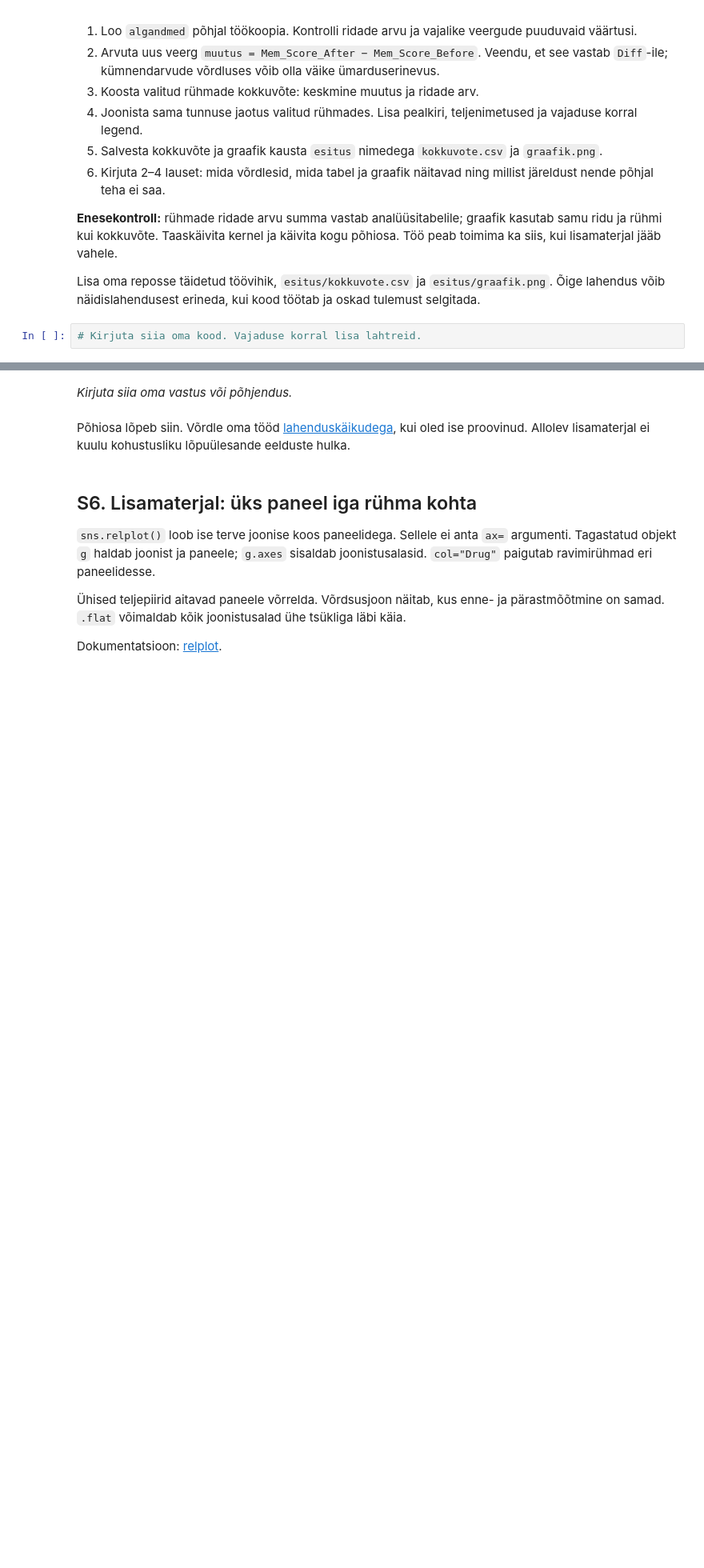
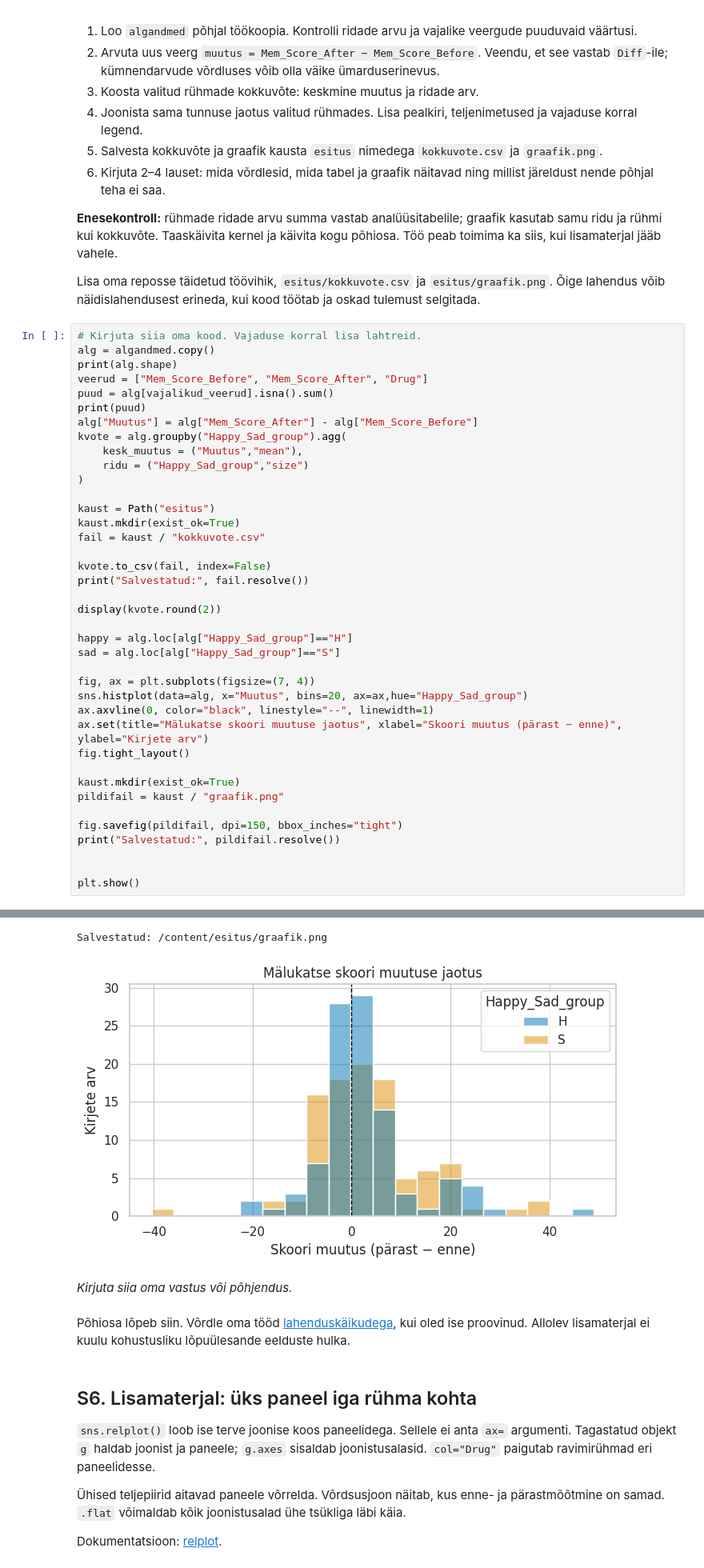
Before and after one commit to tayrych/Tarkvaraarenduse-ja-koodihalduse-alused-LTAT.02.031-, a Jupyter notebook: teemad/python/Seaborn.ipynb, the cells around one changed output, grey strips where cells are left out. Shown at 80% size. Saved outputs shown, nothing was run; the diff lists cells and outputs as text; blank space fills up the shorter version.

```diff
--- a/teemad/python/Seaborn.ipynb
+++ b/teemad/python/Seaborn.ipynb
@@ -252,3 +268,41 @@ Tee oma lahtris järgmised sammud.
 Lisa oma reposse täidetud töövihik, `esitus/kokkuvote.csv` ja `esitus/graafik.png`. Õige lahendus võib näidislahendusest erineda, kui kood töötab ja oskad tulemust selgitada.
 # %%
 # Kirjuta siia oma kood. Vajaduse korral lisa lahtreid.
+alg = algandmed.copy()
+print(alg.shape)
+veerud = ["Mem_Score_Before", "Mem_Score_After", "Drug"]
+puud = alg[vajalikud_veerud].isna().sum()
+print(puud)
+alg["Muutus"] = alg["Mem_Score_After"] - alg["Mem_Score_Before"]
+kvote = alg.groupby("Happy_Sad_group").agg(
+    kesk_muutus = ("Muutus","mean"),
+    ridu = ("Happy_Sad_group","size")
+)
+
+kaust = Path("esitus")
+kaust.mkdir(exist_ok=True)
+fail = kaust / "kokkuvote.csv"
+
+kvote.to_csv(fail, index=False)
+print("Salvestatud:", fail.resolve())
+
+display(kvote.round(2))
+
+happy = alg.loc[alg["Happy_Sad_group"]=="H"]
+sad = alg.loc[alg["Happy_Sad_group"]=="S"]
+
+fig, ax = plt.subplots(figsize=(7, 4))
+sns.histplot(data=alg, x="Muutus", bins=20, ax=ax,hue="Happy_Sad_group")
+ax.axvline(0, color="black", linestyle="--", linewidth=1)
+ax.set(title="Mälukatse skoori muutuse jaotus", xlabel="Skoori muutus (pärast − enne)", ylabel="Kirjete arv")
+fig.tight_layout()
+
+kaust.mkdir(exist_ok=True)
+pildifail = kaust / "graafik.png"
+
+fig.savefig(pildifail, dpi=150, bbox_inches="tight")
+print("Salvestatud:", pildifail.resolve())
+
+
+plt.show()
+# %% [output]
@@ -255,3 +319,5 @@ Lisa oma reposse täidetud töövihik, `esitus/kokkuvote.csv` ja `esitus/graafik
+Salvestatud: /content/esitus/graafik.png
+[figure, added]
 # %% [markdown]
 *Kirjuta siia oma vastus või põhjendus.*
 # %% [markdown]
```
Also changed, not shown: parts of 6 cells of this notebook.
